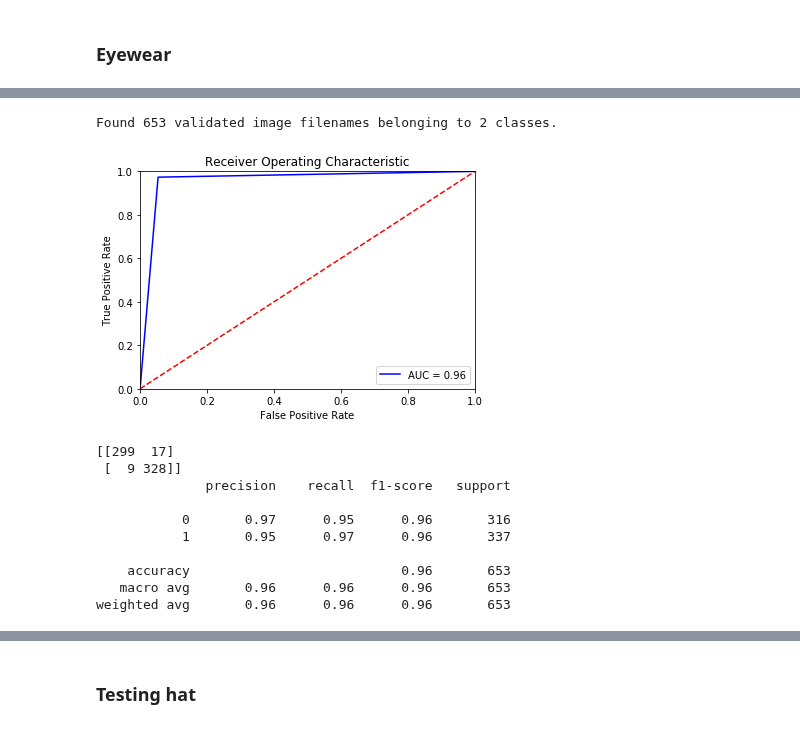
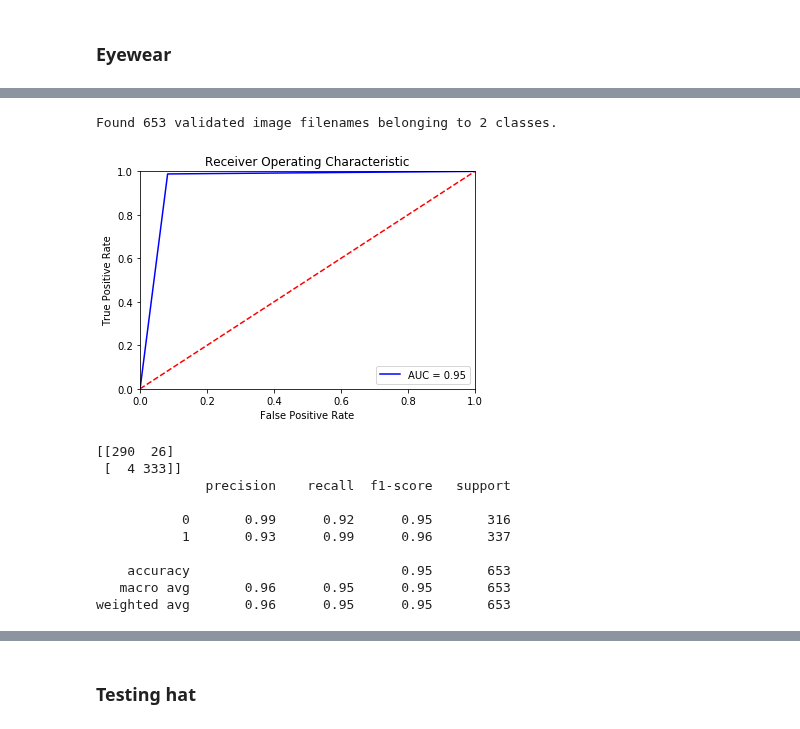
Before and after one commit to mzhou356/img2recommender, a Jupyter notebook: notebooks/Generic_Model_Tuning.ipynb, the cells around one changed output, grey strips where cells are left out. Cells and saved outputs as stored; diff of their text form; code cells hidden in the pictures.

Commit message:
Improve vgg16 models

```diff
--- a/notebooks/Generic_Model_Tuning.ipynb
+++ b/notebooks/Generic_Model_Tuning.ipynb
@@ -272,7 +286,7 @@ def train_top_model(train_df, test_df, epoch, batch_size, label, model_type,resc
 # %% [markdown]
 #### run train_top_model and save results in tuning_data
 # %%
-train_top_model(train_df, test_df, 50, 16, 'eyewear','resnet50',None,preprocess_input,target_size=(224,224))
+train_top_model(train_df, test_df, 50, 16, 'hat','vgg16',1./255,vgg16_preprocess.preprocess_input,target_size=(150,150))
 # %% [output]
 Found 522 validated image filenames belonging to 2 classes.
 Found 131 validated image filenames belonging to 2 classes.
@@ -429,9 +443,9 @@ plt.show()
 ### Testing model
 # %%
 # load json and create model
-def model_testing(df, model_path, weight_path, label, shuffle = False,
+def model_testing(df, model_path, weight_path, label,target_size,shuffle = False,
                  batch_size = 32, rescale=None,preprocess_func=preprocess_input,
-                 target_size = (224,224),class_mode ='binary', only_testing = True):
+                 class_mode ='binary', only_testing = True, old =False):
     '''
     df: the entire picture df
     model_path: json model path
@@ -458,7 +472,8 @@ def model_testing(df, model_path, weight_path, label, shuffle = False,
              metrics=['accuracy']
                         )
     y_pred = np.around(loaded_model.predict_generator(data_generator, workers=8))
-    # y_pred = [1-x for x in y_pred] # for old model
+    if old:
+        y_pred = [1-x for x in y_pred] # for old model
     fpr, tpr, thresholds = roc_curve(labels, y_pred)
     area = roc_auc_score(labels, y_pred)
     plt.title('Receiver Operating Characteristic')
@@ -495,19 +511,18 @@ weighted avg       0.96      0.96      0.96       653
 # %%
-model_testing(df=df,model_path='../tuning_data/resnet_data/resnet50_model_5_up.json',
-             weight_path='../tuning_data/resnet_data/untracked_resnet50/best_resnet50_model_5_layer_eyewear_0.25dobeta_2.h5',
-              label='eyewear')
-# best model
+model_testing(df,'../tuning_data/resnet_data/resnet50_model_5_up.json',
+              '../tuning_data/resnet_data/untracked_resnet50/best_resnet50_model_eyewear.h5',
+              'eyewear',(224,224), old = True)
 # %% [output]
 Found 653 validated image filenames belonging to 2 classes.
-[figure, old version]
+[figure, new version]
-[[299  17]
- [  9 328]]
+[[290  26]
+ [  4 333]]
               precision    recall  f1-score   support
 
-           0       0.97      0.95      0.96       316
-           1       0.95      0.97      0.96       337
+           0       0.99      0.92      0.95       316
+           1       0.93      0.99      0.96       337
 
-    accuracy                           0.96       653
-   macro avg       0.96      0.96      0.96       653
-weighted avg       0.96      0.96      0.96       653
+    accuracy                           0.95       653
+   macro avg       0.96      0.95      0.95       653
+weighted avg       0.96      0.95      0.95       653
 # %%
```
Also changed, not shown: parts of 26 cells of this notebook.
